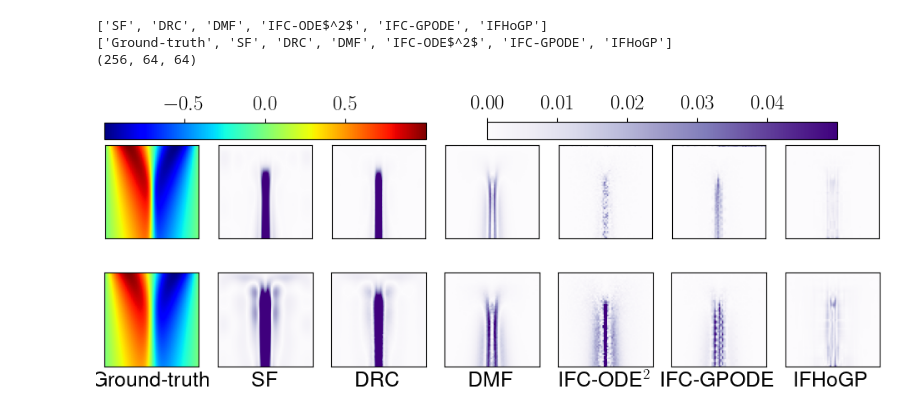
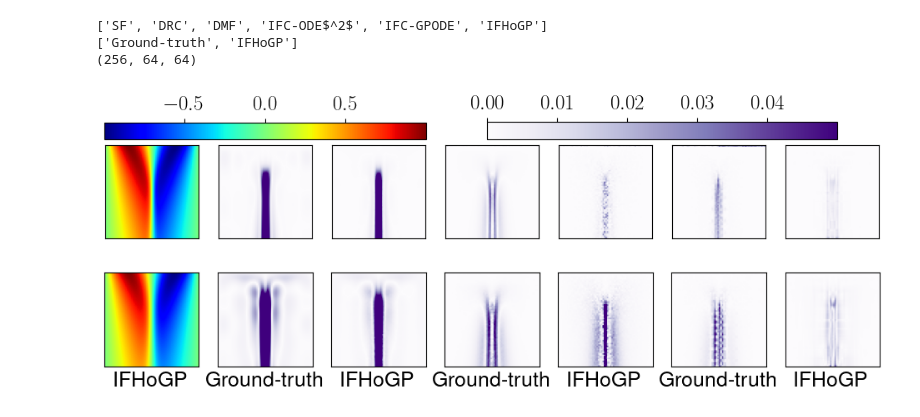
Before and after one commit to liwenlin664477/Probability-Surrogate-Learning, a Jupyter notebook: Infinite-Or-Continuous-Fidelity/Infinite-fidelity-HOGP/Plot-Error-Fields-Burgers.ipynb, the cells around one changed output. Saved outputs shown, nothing was run; the diff lists cells and outputs as text; code cells hidden in the pictures.

```diff
--- a/Infinite-Or-Continuous-Fidelity/Infinite-fidelity-HOGP/Plot-Error-Fields-Burgers.ipynb
+++ b/Infinite-Or-Continuous-Fidelity/Infinite-fidelity-HOGP/Plot-Error-Fields-Burgers.ipynb
@@ -40,10 +40,10 @@ dict_method_to_label = {
 
 labels_list = [dict_method_to_label[method] for method in methods_list]
 print(labels_list)
-labels_list = ['Ground-truth'] + labels_list
+labels_list = ['Ground-truth', 'IFHoGP']
 print(labels_list)
 
-raw_preds_path = '/Volumes/SS500/__freezed_predicts__'
+raw_preds_path = 'data/__freezed_predicts__'
 raw_preds_name = 'preds_{}.pickle'.format(domain)
 
 with open(os.path.join(raw_preds_path, raw_preds_name), 'rb') as handle:
@@ -85,33 +85,37 @@ for j, idx in enumerate(samples_idx):
         axs[j, m+1].set_yticks([])
 
         imgs_row.append(img)
 
     imgs.append(imgs_row)
 
 for iax, ax in enumerate(axs.flat):
 
     y_label = labels_list[iax%len(labels_list)]
 
     ax.set(xlabel=y_label)
 
 for ax in axs.flat:
     ax.label_outer()
 
 
 # fig.colorbar(imgs[3][0], ax=axs[0, :3], shrink=1, location='top')
 # fig.colorbar(imgs[2][1], ax=axs[0, 3:], shrink=1, location='top')
 
+# fig.colorbar(imgs[1][0], ax=axs[0, :3], shrink=1, location='top')
+# fig.colorbar(imgs[0][1], ax=axs[0, 3:], shrink=1, location='top')
 fig.colorbar(imgs[1][0], ax=axs[0, :3], shrink=1, location='top')
 fig.colorbar(imgs[0][1], ax=axs[0, 3:], shrink=1, location='top')
+
+
 
 figure_path = '__figs__'
 create_path(figure_path)
 
-figure_name = 'errors_' + domain + '.pdf'
+figure_name = 'errors_' + domain + '_IFHoGP' + '.pdf'
 
 plt.savefig(os.path.join(figure_path, figure_name), format='pdf',bbox_inches='tight')
 # %% [output]
 ['SF', 'DRC', 'DMF', 'IFC-ODE$^2$', 'IFC-GPODE', 'IFHoGP']
-['Ground-truth', 'SF', 'DRC', 'DMF', 'IFC-ODE$^2$', 'IFC-GPODE', 'IFHoGP']
+['Ground-truth', 'IFHoGP']
 (256, 64, 64)
-[figure, old version]
+[figure, new version]
```
Also changed, not shown: 15 other files.
